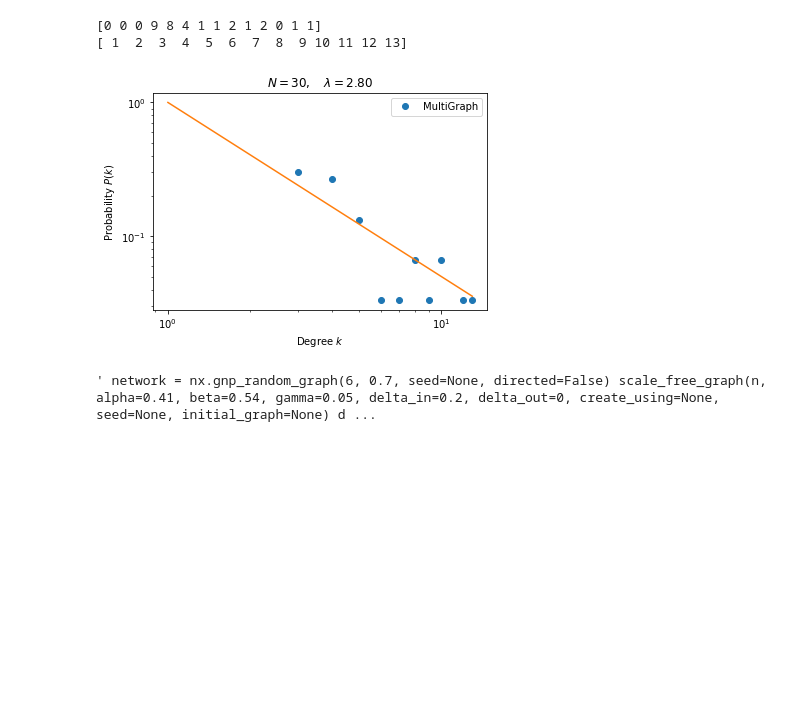
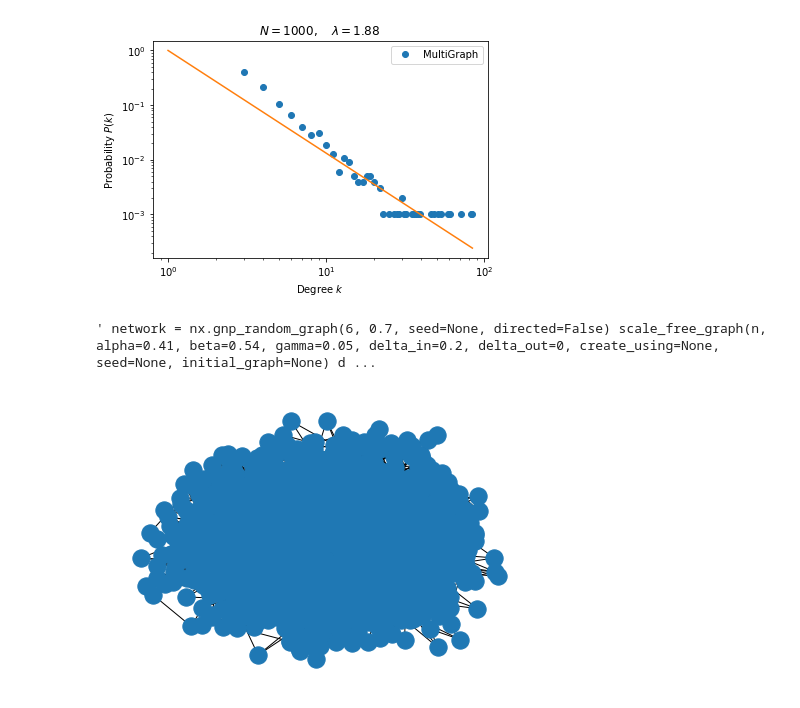
Before and after one commit to Big-data-Group-97/Learning-From-Netwok-Project-, a Jupyter notebook: LearnigFromNetwork.ipynb, the cells around one changed output. Saved outputs shown, nothing was run; the diff lists cells and outputs as text; code cells hidden in the pictures; blank space fills up the shorter version.

Commit message:
Fixed Lambda funziona per molti nodi ma male per pochi nodi

```diff
--- a/LearnigFromNetwork.ipynb
+++ b/LearnigFromNetwork.ipynb
@@ -12,45 +12,58 @@ def draw_graph(network):
 # %%
 """scale-free network = la probabilità che un nodo abbia grado k è più o meno k^-lambda, lambda parametro"""
 
-"""NON HO IDEA DI COME SI CALCOLI L'ESPONENTE CHE SAREBBE IL NOSTRO LAMBDA"""
+"""Name: {create_scale_free}
+   Param: { num_nodes = numero dei nodi sulla rete
+            random_edge = numero di edge base che vengono aggiunti a ogni nodo
+            prob_trinage = probabiltà oltre agli edge di base di aggiungere un triangolo al nodo
+            seed = seed per avere sempre la stessa rete}
+   Return: {
+            lambda = calcolato sulla base di una media
+            graph = il network generato con la power law
+            list_deg = lista dei gradi dei nodi in ordine sequenziale
+   }
+   """
 def create_scale_free(num_nodes, random_edge, prob_triangle , seed):
 
     graph = nx.powerlaw_cluster_graph(num_nodes, random_edge, prob_triangle, seed)
     node_degree = list(graph.degree()) #list (node, degree)
     lamda_v = []
     current_edges = 0
     list_deg = []
     for node, degree in node_degree:
         list_deg.append(degree)
-        current_edges += degree
-        lamda_v.append(current_edges / (scipy.special.comb(degree,2)))#sbagliato current_edges dovrebbe essere nodo per nodo quando vengono creati gli edge
-                                                                      #così prende solo la somma di quelli già creati
+
     counts = np.bincount(list_deg)
     mask = (counts > 0)
     plt.plot(np.arange(len(counts))[mask], counts[mask] / counts.sum(), "o", label="MultiGraph")
     x = np.arange(1, len(counts))
-    # P(k) = k ^ - lambda
-    #possiamo calcolare tutti i lamda con - ( log(P(k)) / k ) = lamda
-    # poi fare un estimatore come la media ??
-    plt.plot(x, np.power(x, -1.3))
+
+    for i in range(0, len(list_deg)):
+        for j in range(0, len(counts)):
+            if (j == list_deg[i]):
+                lamda_v.append(np.log2(counts[j]) / list_deg[i])
+    lamb = sum(lamda_v) / len(lamda_v)
+
+    plt.plot(x, np.power(x, -lamb))
     plt.xlabel(r"Degree $k$")
     plt.xscale("log")
     plt.ylabel(r"Probability $P(k)$")
     plt.yscale("log")
-    plt.title(r"$N = {0:d}, \quad \lambda = {1:.2f}$".format(num_nodes, 2.8))
+    plt.title(r"$N = {0:d}, \quad \lambda = {1:.2f}$".format(num_nodes, lamb))
     plt.legend(loc="best")
     plt.show()
-    return graph
 
-network = create_scale_free(30, 3, 0.1 , 123456789)
+    return (graph, lamb, list_deg)
+
+network, lamb, list_deg = create_scale_free(1000, 3, 0.1 , 123456789)
+
 #draw_graph(network)
 
 """ network = nx.gnp_random_graph(6, 0.7, seed=None, directed=False) scale_free_graph(n, alpha=0.41, beta=0.54, gamma=0.05, delta_in=0.2, delta_out=0, create_using=None, seed=None, initial_graph=None) draw_graph(network) """
 # %% [output]
+[figure, new version]
-[0 0 0 9 8 4 1 1 2 1 2 0 1 1]
-[ 1  2  3  4  5  6  7  8  9 10 11 12 13]
+' network = nx.gnp_random_graph(6, 0.7, seed=None, directed=False) scale_free_graph(n, alpha=0.41, beta=0.54, gamma=0.05, delta_in=0.2, delta_out=0, create_using=None, seed=None, initial_graph=None) d ...
-[figure, old version]
-' network = nx.gnp_random_graph(6, 0.7, seed=None, directed=False) scale_free_graph(n, alpha=0.41, beta=0.54, gamma=0.05, delta_in=0.2, delta_out=0, create_using=None, seed=None, initial_graph=None) d ...
+[figure, added]
 # %%
 """ """
 def percolation_one_node_random(network):
```
Also changed, not shown: parts of 2 cells of this notebook.
